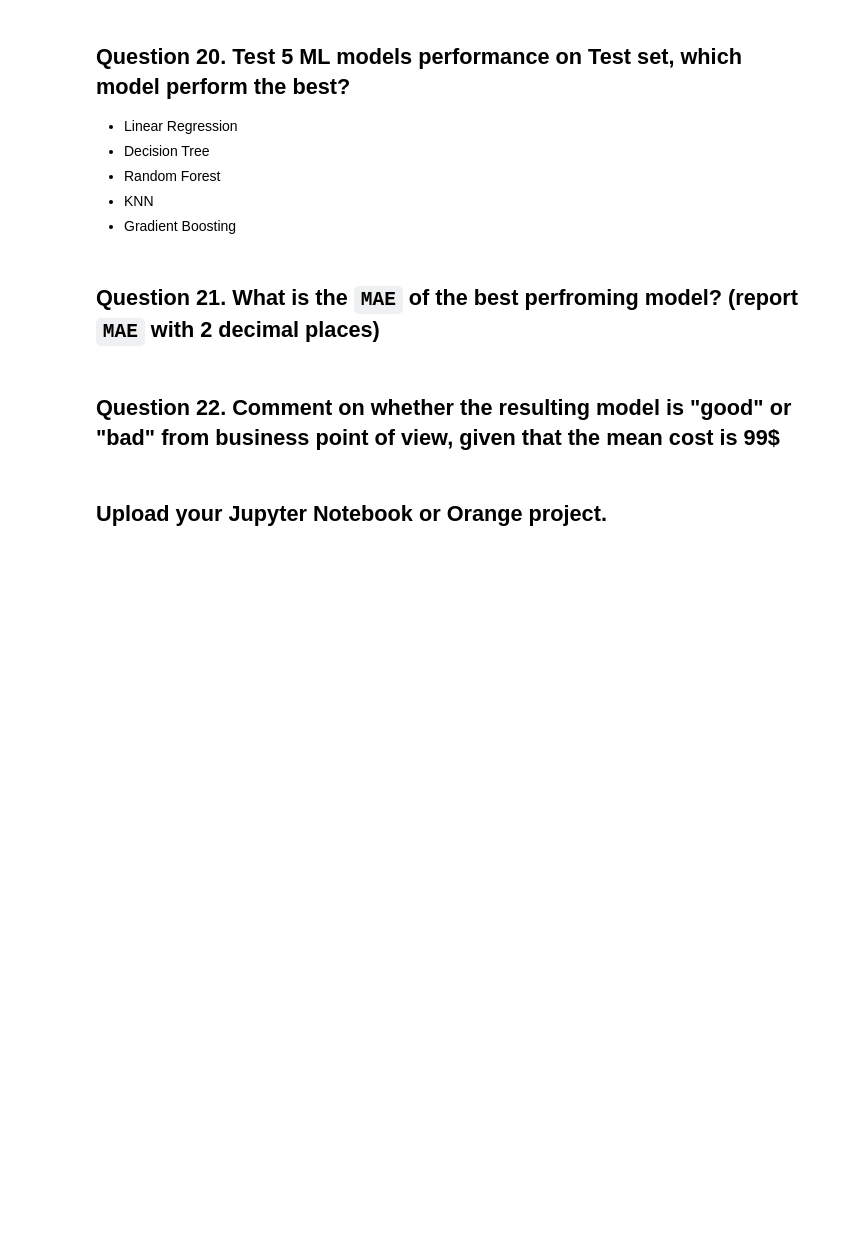
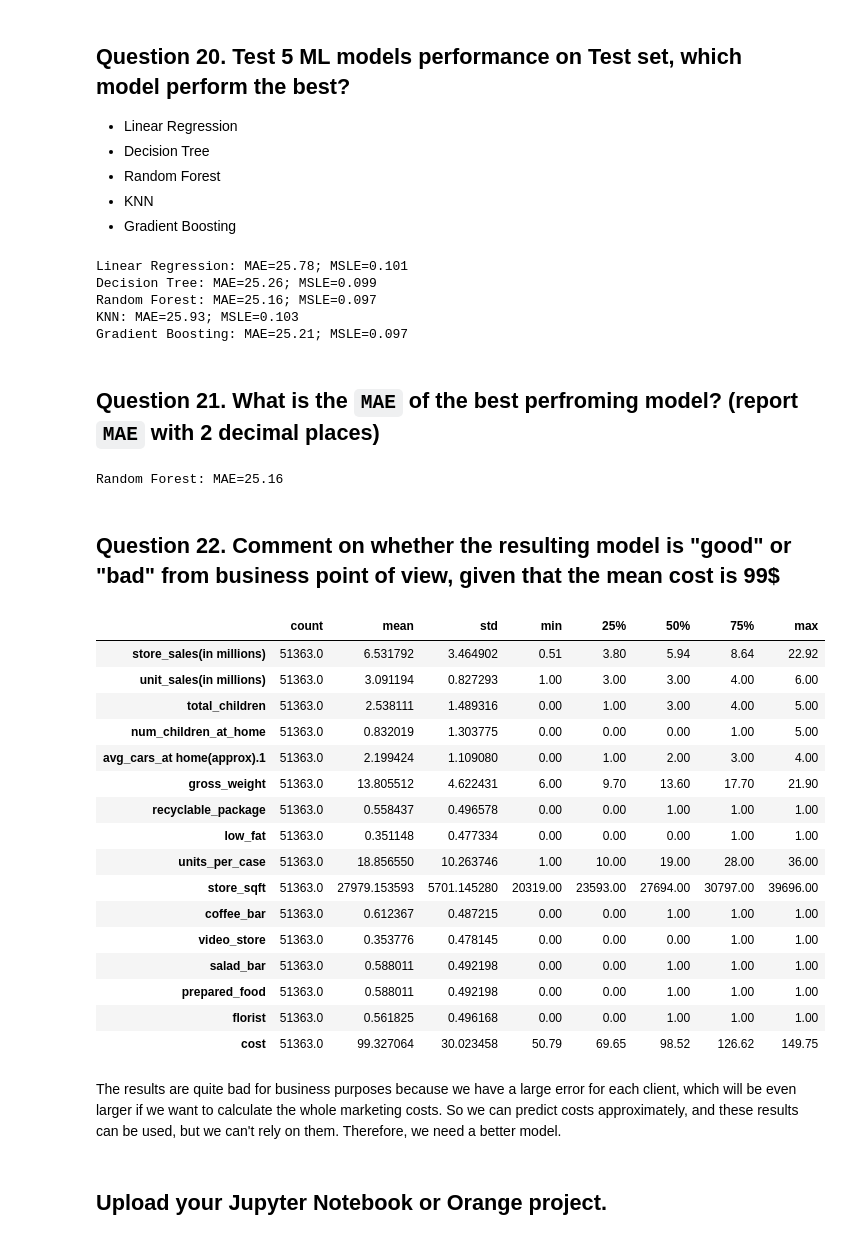
Before and after one commit to Badcat330/ds-for-business, a Jupyter notebook: home-assignment-1/home-assignment-1.ipynb, the cells around one changed output. Saved outputs shown, nothing was run; the diff lists cells and outputs as text; code cells hidden in the pictures; blank space fills up the shorter version.

```diff
--- a/home-assignment-1/home-assignment-1.ipynb
+++ b/home-assignment-1/home-assignment-1.ipynb
@@ -657,9 +778,56 @@ Train Gradient Boosting Regressor model using GridSearchCV, ask ChatGPT for reas
 - Random Forest
 - KNN
 - Gradient Boosting
+# %%
+from sklearn.metrics import mean_absolute_error
+from sklearn.metrics import mean_squared_log_error
+
+prediction_linear_regression = make_pipeline(StandardScaler(), best_linear_regression).fit(X_train, y_train).predict(X_test)
+prediction_decision_tree = best_decision_tree.predict(X_test)
+prediction_random_forest = best_random_forest.predict(X_test)
+prediction_KNN = make_pipeline(StandardScaler(), best_KNN).fit(X_train, y_train).predict(X_test)
+prediction_gradien_boost = best_gradient_boost.predict(X_test)
+
+print(f"Linear Regression: MAE={mean_absolute_error(y_test, prediction_linear_regression):.2f}; MSLE={mean_squared_log_error(y_test, prediction_linear_regression):.3f}")
+print(f"Decision Tree: MAE={mean_absolute_error(y_test, prediction_decision_tree):.2f}; MSLE={mean_squared_log_error(y_test, prediction_decision_tree):.3f}")
+print(f"Random Forest: MAE={mean_absolute_error(y_test, prediction_random_forest):.2f}; MSLE={mean_squared_log_error(y_test, prediction_random_forest):.3f}")
+print(f"KNN: MAE={mean_absolute_error(y_test, prediction_KNN):.2f}; MSLE={mean_squared_log_error(y_test, prediction_KNN):.3f}")
+print(f"Gradient Boosting: MAE={mean_absolute_error(y_test, prediction_gradien_boost):.2f}; MSLE={mean_squared_log_error(y_test, prediction_gradien_boost):.3f}")
+# %% [output]
+Linear Regression: MAE=25.78; MSLE=0.101
+Decision Tree: MAE=25.26; MSLE=0.099
+Random Forest: MAE=25.16; MSLE=0.097
+KNN: MAE=25.93; MSLE=0.103
+Gradient Boosting: MAE=25.21; MSLE=0.097
 # %% [markdown]
 ## Question 21. What is the `MAE` of the best perfroming model? (report `MAE` with 2 decimal places)
+# %%
+print(f"Random Forest: MAE={mean_absolute_error(y_test, prediction_random_forest):.2f}")
+# %% [output]
+Random Forest: MAE=25.16
 # %% [markdown]
 ## Question 22. Comment on whether the resulting model is "good" or "bad" from business point of view, given that the mean cost is 99$
+# %%
+df.describe().T
+# %% [output]
+|  | count | mean | std | min | 25% | 50% | 75% | max |
+| store_sales(in millions) | 51363.0 | 6.531792 | 3.464902 | 0.51 | 3.80 | 5.94 | 8.64 | 22.92 |
+| unit_sales(in millions) | 51363.0 | 3.091194 | 0.827293 | 1.00 | 3.00 | 3.00 | 4.00 | 6.00 |
+| total_children | 51363.0 | 2.538111 | 1.489316 | 0.00 | 1.00 | 3.00 | 4.00 | 5.00 |
+| num_children_at_home | 51363.0 | 0.832019 | 1.303775 | 0.00 | 0.00 | 0.00 | 1.00 | 5.00 |
+| avg_cars_at home(approx).1 | 51363.0 | 2.199424 | 1.109080 | 0.00 | 1.00 | 2.00 | 3.00 | 4.00 |
+| gross_weight | 51363.0 | 13.805512 | 4.622431 | 6.00 | 9.70 | 13.60 | 17.70 | 21.90 |
+| recyclable_package | 51363.0 | 0.558437 | 0.496578 | 0.00 | 0.00 | 1.00 | 1.00 | 1.00 |
+| low_fat | 51363.0 | 0.351148 | 0.477334 | 0.00 | 0.00 | 0.00 | 1.00 | 1.00 |
+| units_per_case | 51363.0 | 18.856550 | 10.263746 | 1.00 | 10.00 | 19.00 | 28.00 | 36.00 |
+| store_sqft | 51363.0 | 27979.153593 | 5701.145280 | 20319.00 | 23593.00 | 27694.00 | 30797.00 | 39696.00 |
+| coffee_bar | 51363.0 | 0.612367 | 0.487215 | 0.00 | 0.00 | 1.00 | 1.00 | 1.00 |
+| video_store | 51363.0 | 0.353776 | 0.478145 | 0.00 | 0.00 | 0.00 | 1.00 | 1.00 |
+| salad_bar | 51363.0 | 0.588011 | 0.492198 | 0.00 | 0.00 | 1.00 | 1.00 | 1.00 |
+| prepared_food | 51363.0 | 0.588011 | 0.492198 | 0.00 | 0.00 | 1.00 | 1.00 | 1.00 |
+| florist | 51363.0 | 0.561825 | 0.496168 | 0.00 | 0.00 | 1.00 | 1.00 | 1.00 |
+| cost | 51363.0 | 99.327064 | 30.023458 | 50.79 | 69.65 | 98.52 | 126.62 | 149.75 |
+# %% [markdown]
+The results are quite bad for business purposes because we have a large error for each client, which will be even larger if we want to calculate the whole marketing costs. So we can predict costs approximately, and these results can be used, but we can't rely on them. Therefore, we need a better model.
 # %% [markdown]
 ## Upload your Jupyter Notebook or Orange project.
```
Also changed, not shown: parts of 6 cells of this notebook.
